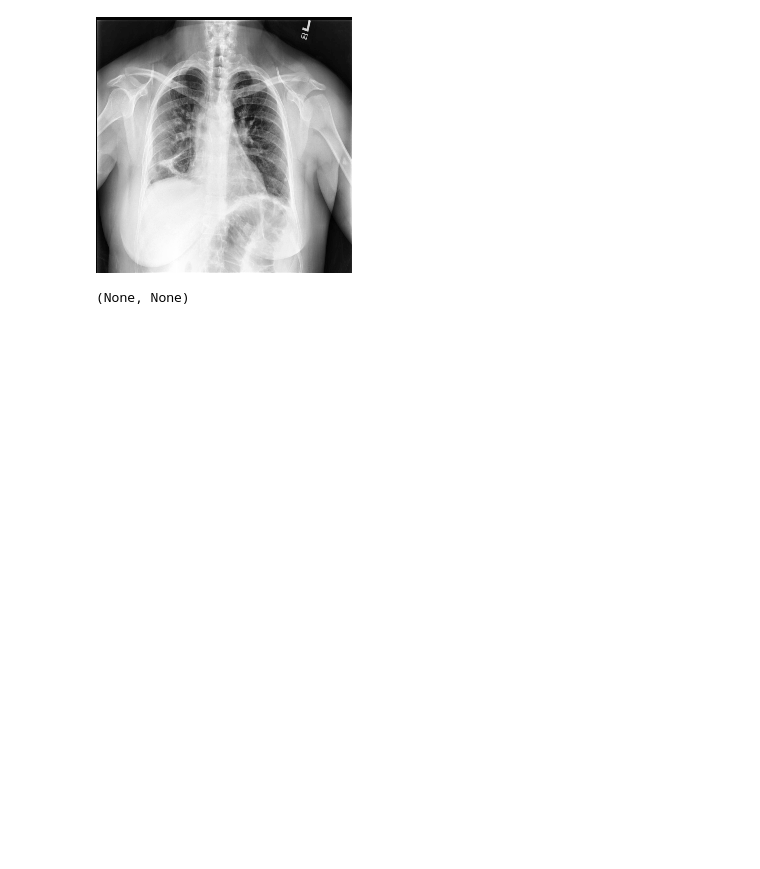
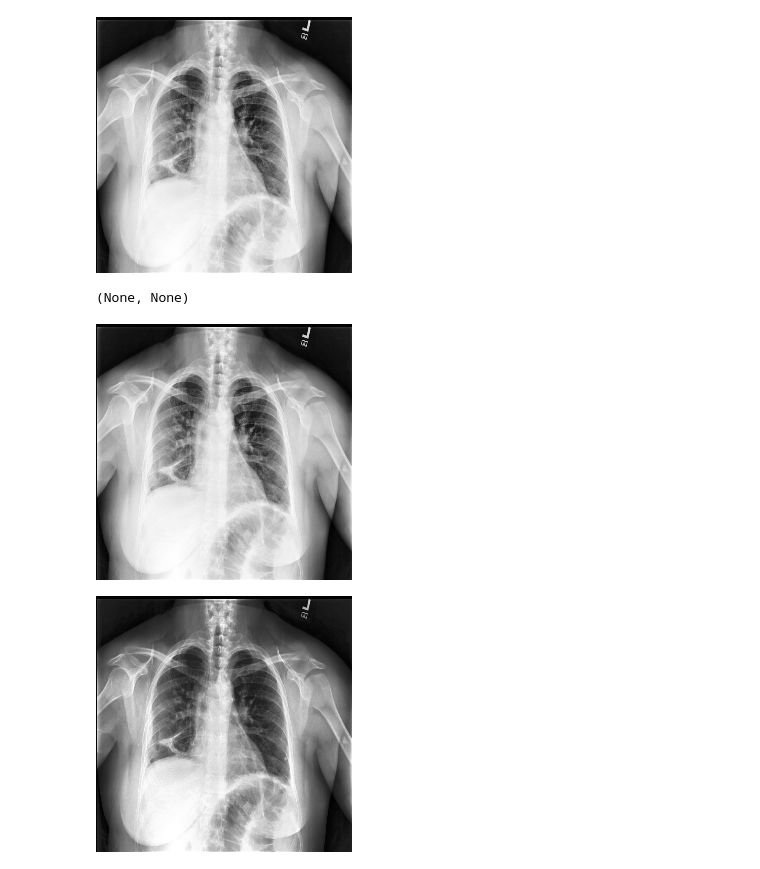
Before and after one commit to bhavya01234/Detecting-pneumothorax-disease-using-machine-learning, a Jupyter notebook: new_minor.ipynb, the cells around one changed output. Drawn from its saved outputs; the diff is of its cells as text; code cells hidden in the pictures; blank space fills up the shorter version.

Commit message:
contrast done

```diff
--- a/new_minor.ipynb
+++ b/new_minor.ipynb
@@ -64,0 +63,12 @@ def preprocessing(image):
+# %%
+def preprocessing(image):
+  grayscale = cv2.cvtColor(image,cv2.COLOR_BGR2GRAY)
+  contrast = cv2.equalizeHist(grayscale)
+  return contrast
+# %%
+contrast = preprocessing(pneumo[0])
+cv2_imshow(pneumo[0])
+cv2_imshow(contrast)
+# %% [output]
+[figure, added]
+[figure, added]
```
Also changed, not shown: parts of 1 cell of this notebook.
